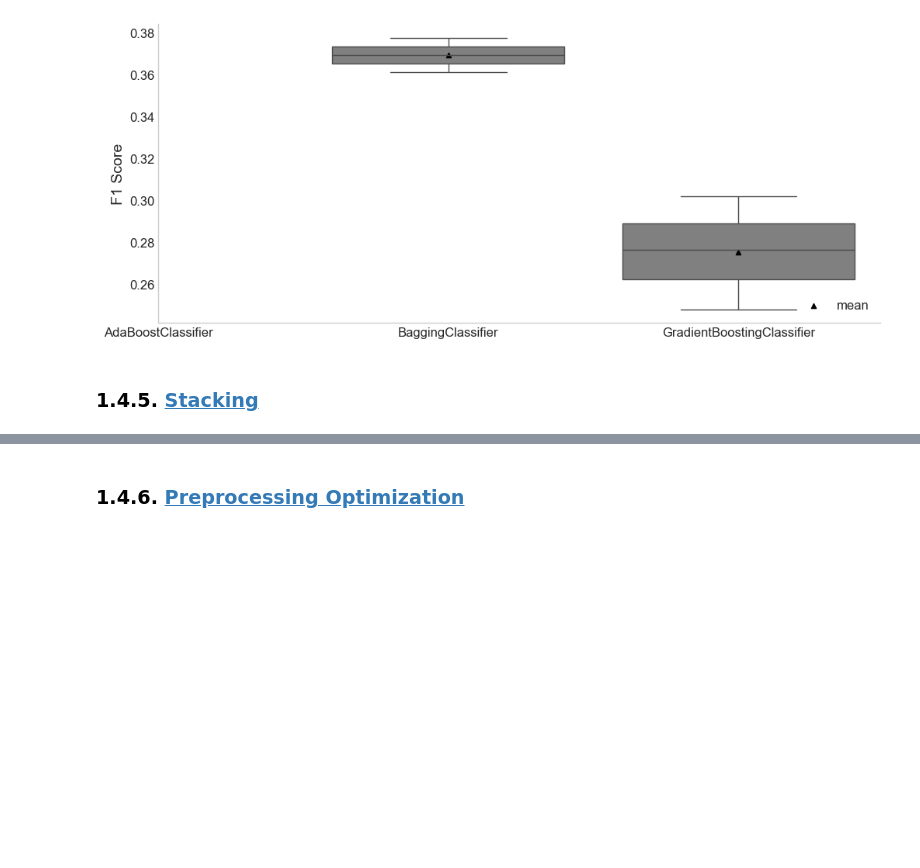
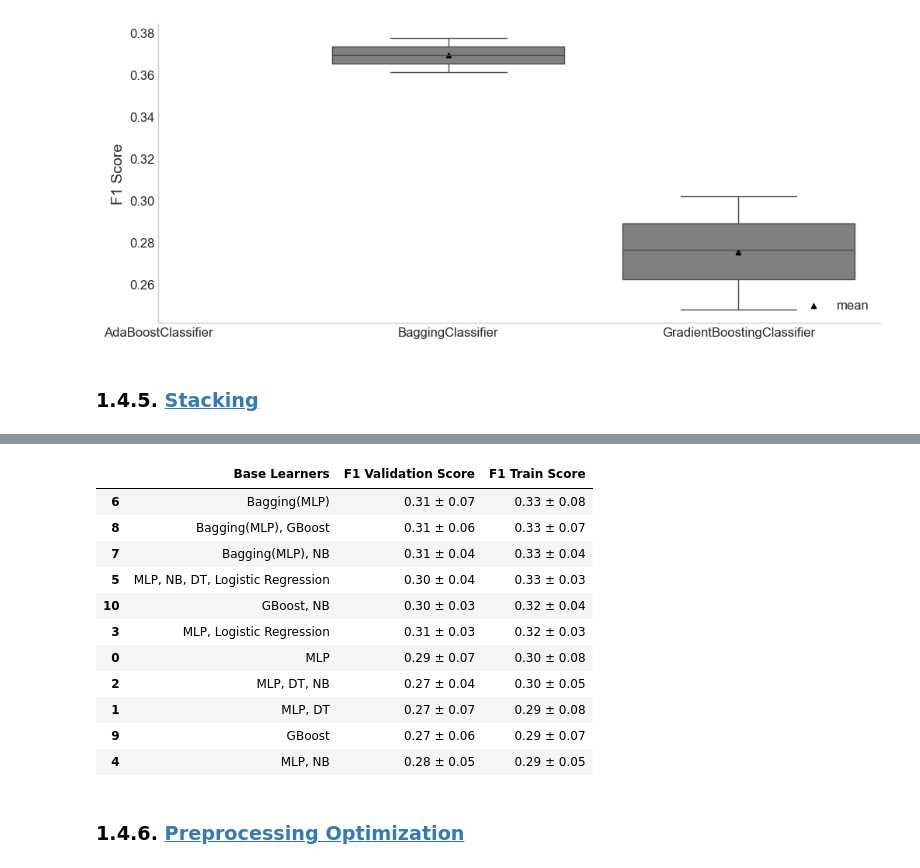
Before and after one commit to DiogoPF/Multiclass_Classification-WCB, a Jupyter notebook: Pipeline_diogo.ipynb, the cells around one changed output, grey strips where cells are left out. Saved outputs shown, nothing was run; the diff lists cells and outputs as text; code cells hidden in the pictures; blank space fills up the shorter version.

```diff
--- a/Pipeline_diogo.ipynb
+++ b/Pipeline_diogo.ipynb
@@ -2326,3 +2384,96 @@ stacking_boxplots = compare_models_boxplots(stacking_gs)
+# %%
+# Agg by estimators combinations Table
+splits_scores = pd.DataFrame(
+    {
+        "Estimator": all_estimator_names,
+        "Split0 Validation Score": stacking_gs.cv_results_["split0_test_score"],
+        "Split1 Validation Score": stacking_gs.cv_results_["split1_test_score"],
+        "Split2 Validation Score": stacking_gs.cv_results_["split2_test_score"],
+        "Split0 Train Score": stacking_gs.cv_results_["split0_train_score"],
+        "Split1 Train Score": stacking_gs.cv_results_["split1_train_score"],
+        "Split2 Train Score": stacking_gs.cv_results_["split2_train_score"],
+    }
+)
+splits_scores["Estimator"] = splits_scores["Estimator"].apply(lambda x: ", ".join(x))
+splits_scores["F1 Validation Score"] = splits_scores[
+    ["Split0 Validation Score", "Split1 Validation Score", "Split2 Validation Score"]
+].mean(axis=1)
+splits_scores["F1 Train Score"] = splits_scores[
+    ["Split0 Train Score", "Split1 Train Score", "Split2 Train Score"]
+].mean(axis=1)
+
+splits_scores["F1 Validation Std"] = splits_scores[
+    ["Split0 Validation Score", "Split1 Validation Score", "Split2 Validation Score"]
+].std(axis=1)
+splits_scores["F1 Train Std"] = splits_scores[
+    ["Split0 Train Score", "Split1 Train Score", "Split2 Train Score"]
+].std(axis=1)
+
+splits_scores = splits_scores[
+    [
+        "Estimator",
+        "F1 Validation Score",
+        "F1 Train Score",
+        "F1 Validation Std",
+        "F1 Train Std",
+    ]
+]
+
+splits_scores_grouped = (
+    splits_scores.groupby("Estimator", as_index=False)
+    .agg(
+        {
+            "F1 Validation Score": "mean",
+            "F1 Train Score": "mean",
+            "F1 Validation Std": "mean",
+            "F1 Train Std": "mean",
+        }
+    )
+    .round(2)
+)
+splits_scores_grouped["F1 Validation Score"] = splits_scores_grouped.apply(
+    lambda row: f"{row['F1 Validation Score']:.2f} ± {row['F1 Validation Std']:.2f}",
+    axis=1,
+)
+splits_scores_grouped["F1 Train Score"] = splits_scores_grouped.apply(
+    lambda row: f"{row['F1 Train Score']:.2f} ± {row['F1 Train Std']:.2f}", axis=1
+)
+splits_scores_grouped = splits_scores_grouped[
+    ["Estimator", "F1 Validation Score", "F1 Train Score"]
+]
+splits_scores_grouped["Estimator"] = splits_scores_grouped["Estimator"].apply(
+    lambda x: x.replace("bagging", "Bagging(MLP)") if isinstance(x, str) else x
+)
+splits_scores_grouped["Estimator"] = splits_scores_grouped["Estimator"].apply(
+    lambda x: (x.replace("gradient_boosting", "GBoost") if isinstance(x, str) else x)
+)
+splits_scores_grouped = splits_scores_grouped.sort_values(
+    by="F1 Train Score", ascending=False
+)
+splits_scores_grouped = splits_scores_grouped.rename(
+    columns={"Estimator": "Base Learners"}
+)
+
+# splits_scores_grouped.to_latex(
+#     "./figures/tables/src/stacking.tex",
+#     float_format="%.2f",
+#     index=False,
+#     escape=True,
+# )
+splits_scores_grouped
+# %% [output]
+|  | Base Learners | F1 Validation Score | F1 Train Score |
+| 6 | Bagging(MLP) | 0.31 ± 0.07 | 0.33 ± 0.08 |
+| 8 | Bagging(MLP), GBoost | 0.31 ± 0.06 | 0.33 ± 0.07 |
+| 7 | Bagging(MLP), NB | 0.31 ± 0.04 | 0.33 ± 0.04 |
+| 5 | MLP, NB, DT, Logistic Regression | 0.30 ± 0.04 | 0.33 ± 0.03 |
+| 10 | GBoost, NB | 0.30 ± 0.03 | 0.32 ± 0.04 |
+| 3 | MLP, Logistic Regression | 0.31 ± 0.03 | 0.32 ± 0.03 |
+| 0 | MLP | 0.29 ± 0.07 | 0.30 ± 0.08 |
+| 2 | MLP, DT, NB | 0.27 ± 0.04 | 0.30 ± 0.05 |
+| 1 | MLP, DT | 0.27 ± 0.07 | 0.29 ± 0.08 |
+| 9 | GBoost | 0.27 ± 0.06 | 0.29 ± 0.07 |
+| 4 | MLP, NB | 0.28 ± 0.05 | 0.29 ± 0.05 |
 # %% [markdown]
 ### 1.4.6. <a id='toc1_4_6_'></a>[Preprocessing Optimization](#toc0_)
 # %%
```
Also changed, not shown: parts of 8 cells of this notebook, 21 other files.
